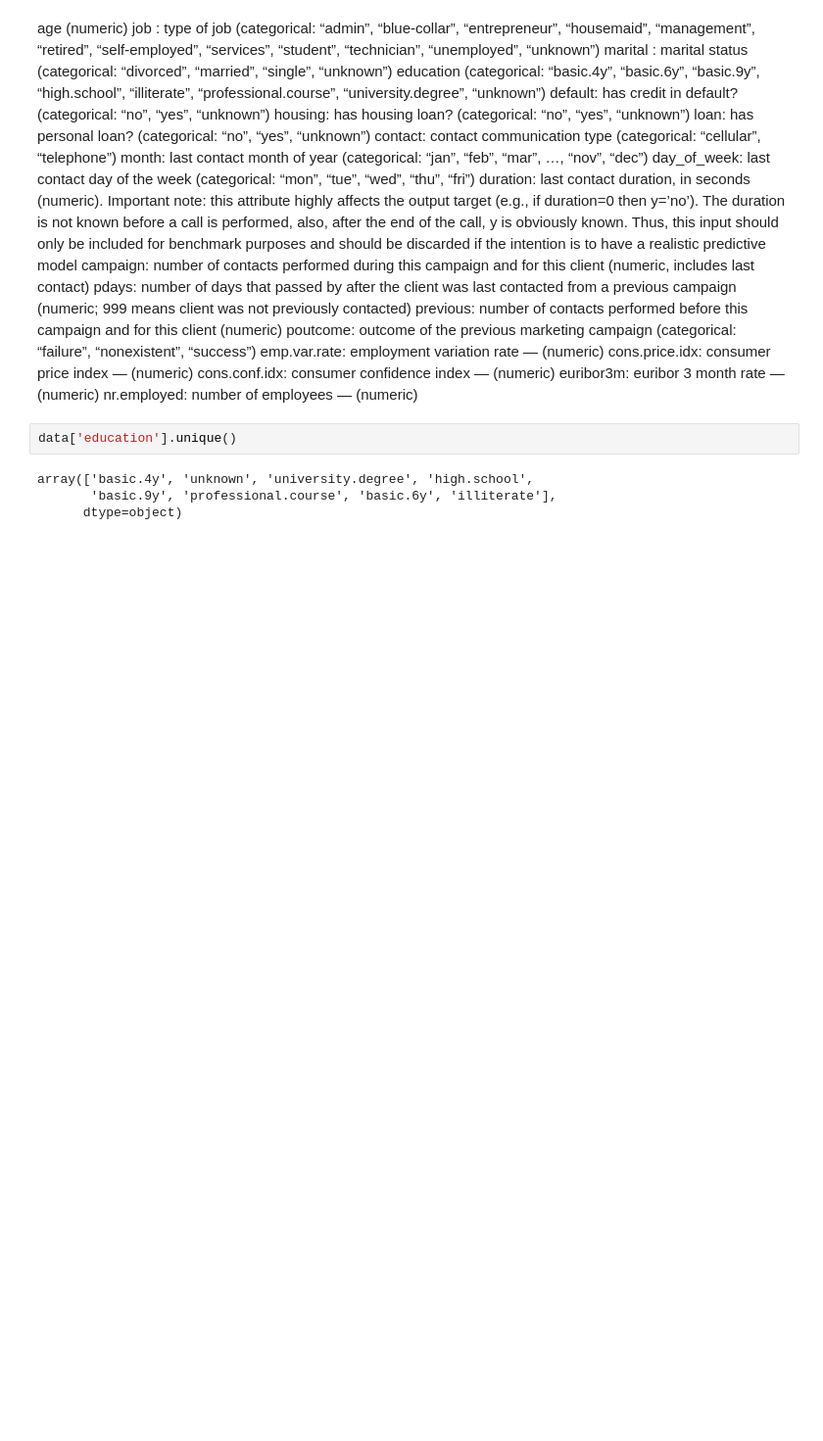
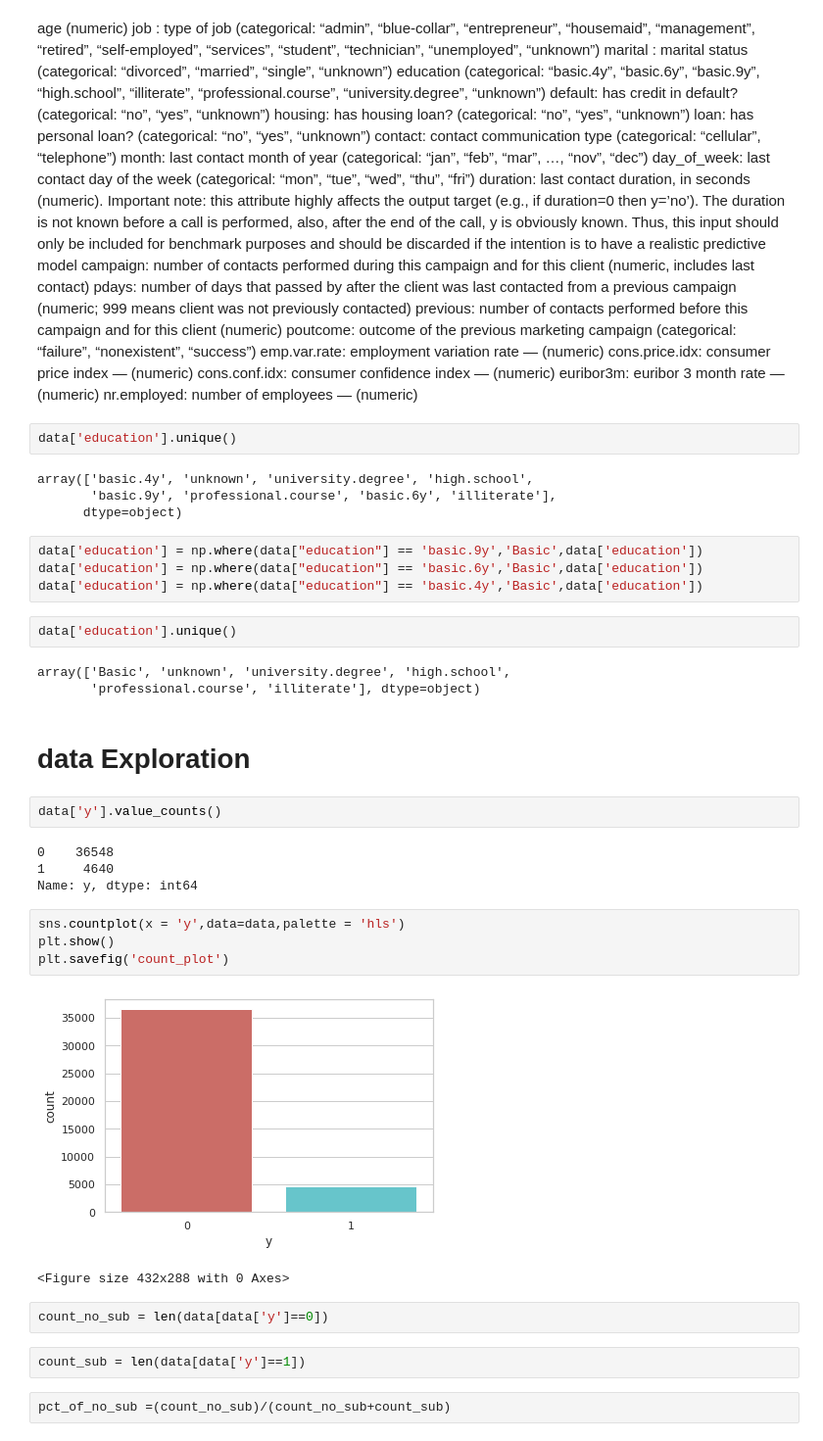
Before and after one commit to satvik-1945/ML-, a Jupyter notebook: Logistic Regression/Portugise_banking.ipynb, the cells around one changed output. Shown: that part at 98% size. Cells and saved outputs as stored; diff of their text form; blank space fills up the shorter version.

```diff
--- a/Logistic Regression/Portugise_banking.ipynb
+++ b/Logistic Regression/Portugise_banking.ipynb
@@ -63,3 +63,33 @@ data['education'].unique()
 array(['basic.4y', 'unknown', 'university.degree', 'high.school',
        'basic.9y', 'professional.course', 'basic.6y', 'illiterate'],
       dtype=object)
+# %%
+data['education'] = np.where(data["education"] == 'basic.9y','Basic',data['education'])
+data['education'] = np.where(data["education"] == 'basic.6y','Basic',data['education'])
+data['education'] = np.where(data["education"] == 'basic.4y','Basic',data['education'])
+# %%
+data['education'].unique()
+# %% [output]
+array(['Basic', 'unknown', 'university.degree', 'high.school',
+       'professional.course', 'illiterate'], dtype=object)
+# %% [markdown]
+# data Exploration
+# %%
+data['y'].value_counts()
+# %% [output]
+0    36548
+1     4640
+Name: y, dtype: int64
+# %%
+sns.countplot(x = 'y',data=data,palette = 'hls')
+plt.show()
+plt.savefig('count_plot')
+# %% [output]
+[figure, added]
+<Figure size 432x288 with 0 Axes>
+# %%
+count_no_sub = len(data[data['y']==0])
+# %%
+count_sub = len(data[data['y']==1])
+# %%
+pct_of_no_sub =(count_no_sub)/(count_no_sub+count_sub)
```
Also changed, not shown: parts of 30 cells of this notebook, 4 other files.
